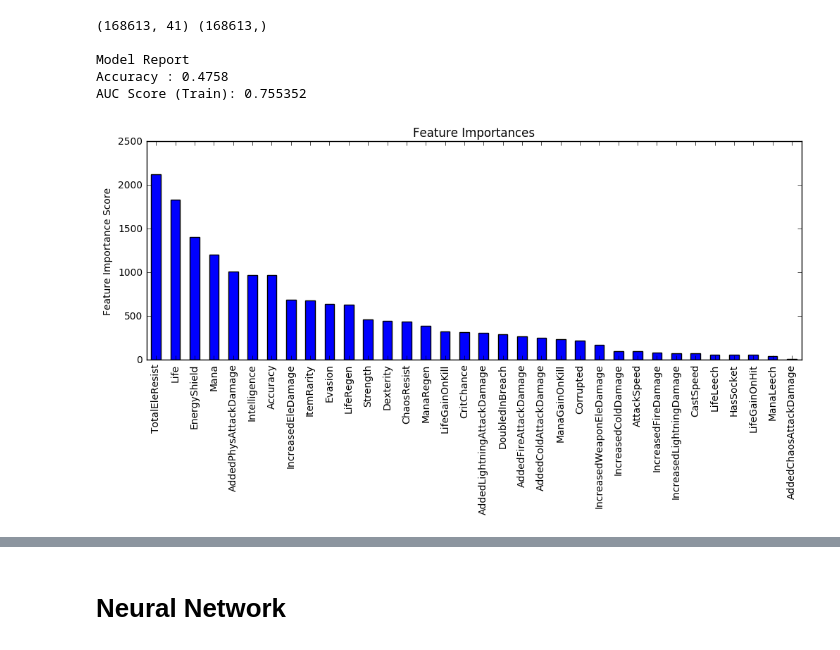
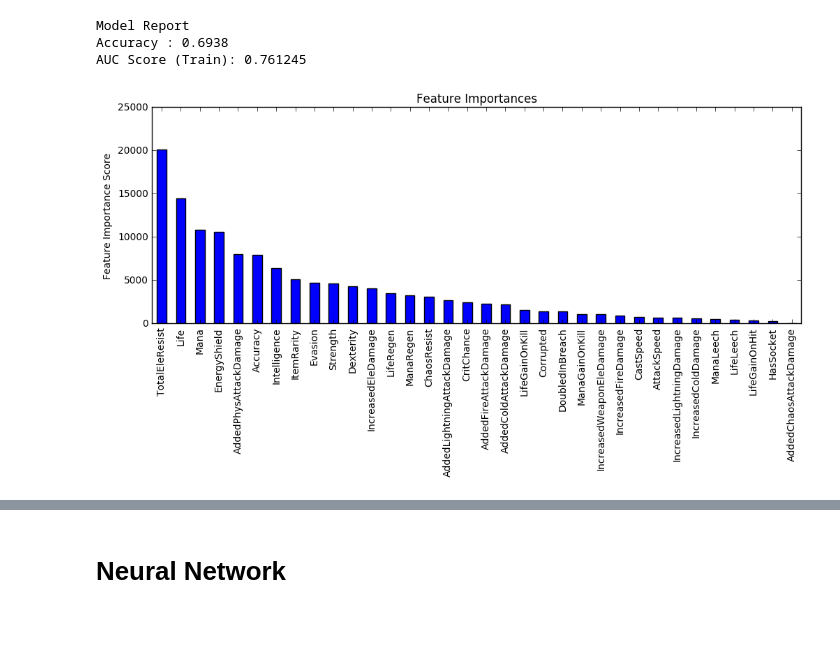
Before and after one commit to bschug/poeria, a Jupyter notebook: notebooks/Train.ipynb, the cells around one changed output, grey strips where cells are left out. Drawn from its saved outputs; the diff is of its cells as text; code cells hidden in the pictures; blank space fills up the shorter version.

Commit message:
Train NN + xgBoost with Bad Dog trick

```diff
--- a/notebooks/Train.ipynb
+++ b/notebooks/Train.ipynb
@@ -88,11 +70,9 @@ Validation set: 56578 items, 41.4% valuable
 # %%
-cv_params = {'colsample_bytree': [0.7,0.8,0.9]}
+cv_params = {'max_depth': [7,9,11]}
 ind_params = {'learning_rate': 0.1, 'n_estimators': 100, 'max_depth':9, 'min_child_weight':6, 'gamma':0.15,
-              'seed':41083, 'subsample': 0.8, 'colsample_bytree':0.8, 'objective':'binary:logistic',
+              'seed':41083, 'subsample': 0.8, 'colsample_bytree':0.9, 'objective':'binary:logistic',
               'scale_pos_weight':1}
-scorer = metrics.make_scorer(objective_playtime, greater_is_better=False, needs_proba=True)
-optimized_GBM = GridSearchCV(xgb.XGBClassifier(**ind_params), param_grid=cv_params, cv=5, n_jobs=4, iid=False,
-                             scoring=scorer)
+optimized_GBM = GridSearchCV(xgb.XGBClassifier(**ind_params), param_grid=cv_params, cv=5, n_jobs=4, iid=False, verbose=1)
 start = timer()
 optimized_GBM.fit(train_X, train_Y)
 deltaTime = timer() - start
@@ -106,45 +94,40 @@ optimized_GBM.grid_scores_, optimized_GBM.best_params_, optimized_GBM.best_score
 def modelfit(alg, dtrain, predictors, useTrainCV=True, cv_folds=5, early_stopping_rounds=50):
 
     if useTrainCV:
         xgb_param = alg.get_xgb_params()
         xgtrain = xgb.DMatrix(dtrain[predictors].values, label=dtrain[target].values)
         cvresult = xgb.cv(xgb_param, xgtrain, num_boost_round=alg.get_params()['n_estimators'], nfold=cv_folds,
             metrics='auc', early_stopping_rounds=early_stopping_rounds)
         alg.set_params(n_estimators=cvresult.shape[0])
 
     #Fit the algorithm on the data
-    alg.fit(dtrain[predictors], dtrain[target], g_error_cost)
+    alg.fit(dtrain[predictors], dtrain[target])
 
     #Predict training set:
     dtrain_predictions = alg.predict(dtrain[predictors])
     dtrain_predprob = alg.predict_proba(dtrain[predictors])[:,1]
 
     #Print model report:
     print("\nModel Report")
     print("Accuracy : %.4g" % metrics.accuracy_score(dtrain[target].values, dtrain_predictions))
     print("AUC Score (Train): %f" % metrics.roc_auc_score(dtrain[target], dtrain_predprob))
 
     feat_imp = pd.Series(alg.booster().get_fscore()).sort_values(ascending=False)
     feat_imp.plot(kind='bar', title='Feature Importances')
     plt.ylabel('Feature Importance Score')
     #xgb.plot_tree()
 
-ind_params = {'learning_rate': 0.1, 'n_estimators': 100, 'max_depth':9, 'min_child_weight':6, 'gamma':0.15,
-              'seed':41083, 'subsample': 0.8, 'colsample_bytree':0.8, 'objective': 'binary:logistic',
-              'scale_pos_weight':1}
+#ind_params = {'learning_rate': 0.1, 'n_estimators': 100, 'max_depth':9, 'min_child_weight':6, 'gamma':0.15,
+#              'seed':41083, 'subsample': 0.8, 'colsample_bytree':0.8, 'objective': 'binary:logistic',
+#              'scale_pos_weight':1}
 
-dtrain = full_pd[tmask]
-g_prices = prices[tmask]
-g_error_cost = error_cost[tmask]
-print(dtrain.shape, g_prices.shape)
-#params = {**ind_params, **optimized_GBM.best_params_, 'feval':eval_error}
-params = {**ind_params}#, 'objective':objective_playtime}
+#dtrain = full_pd[tmask]
+params = {**ind_params, **optimized_GBM.best_params_, 'learning_rate': 0.01, 'n_estimators':1000 }
+#params = {**ind_params}#, 'objective':objective_playtime}
 model = xgb.XGBClassifier(**params)
 modelfit(model, dtrain, predictors, useTrainCV=True)
 # %% [output]
-(168613, 41) (168613,)
-
 Model Report
-Accuracy : 0.4758
-AUC Score (Train): 0.755352
+Accuracy : 0.6938
+AUC Score (Train): 0.761245
-[figure, old version]
+[figure, new version]
```
Also changed, not shown: parts of 17 cells of this notebook, 1 other file.
